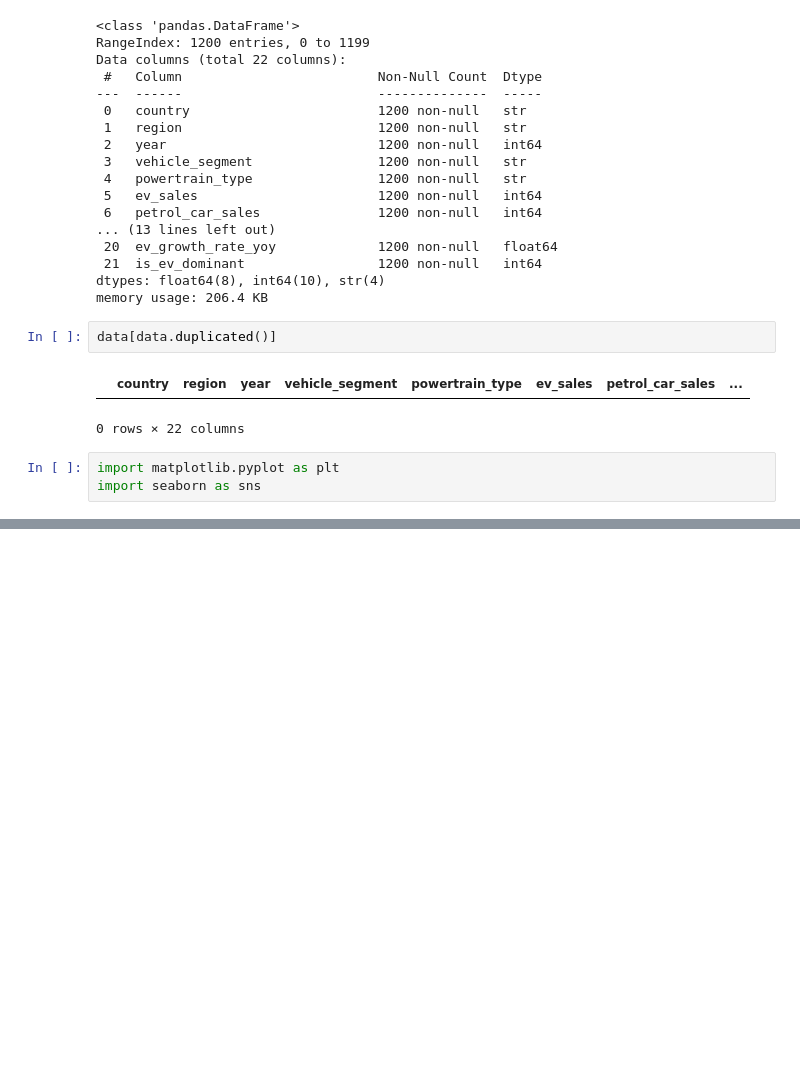
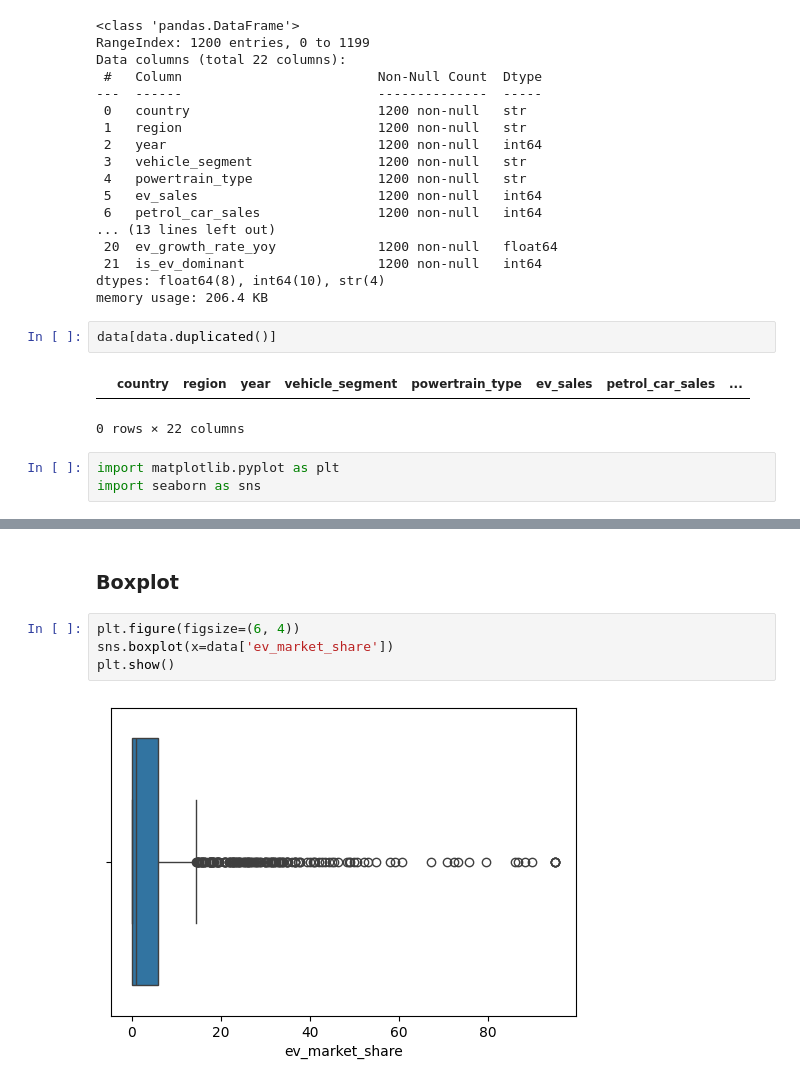
Before and after one commit to leonjayakusuma/EV_Petrol_ML, a Jupyter notebook: model.ipynb, the cells around one changed output, grey strips where cells are left out. Cells and saved outputs as stored; diff of their text form; blank space fills up the shorter version.

```diff
--- a/model.ipynb
+++ b/model.ipynb
@@ -66,0 +75,8 @@ plt.figure(figsize=(4, 6))
+# %% [markdown]
+### Boxplot
+# %%
+plt.figure(figsize=(6, 4))
+sns.boxplot(x=data['ev_market_share'])
+plt.show()
+# %% [output]
+[figure, added]
```
Also changed, not shown: parts of 14 cells of this notebook.
